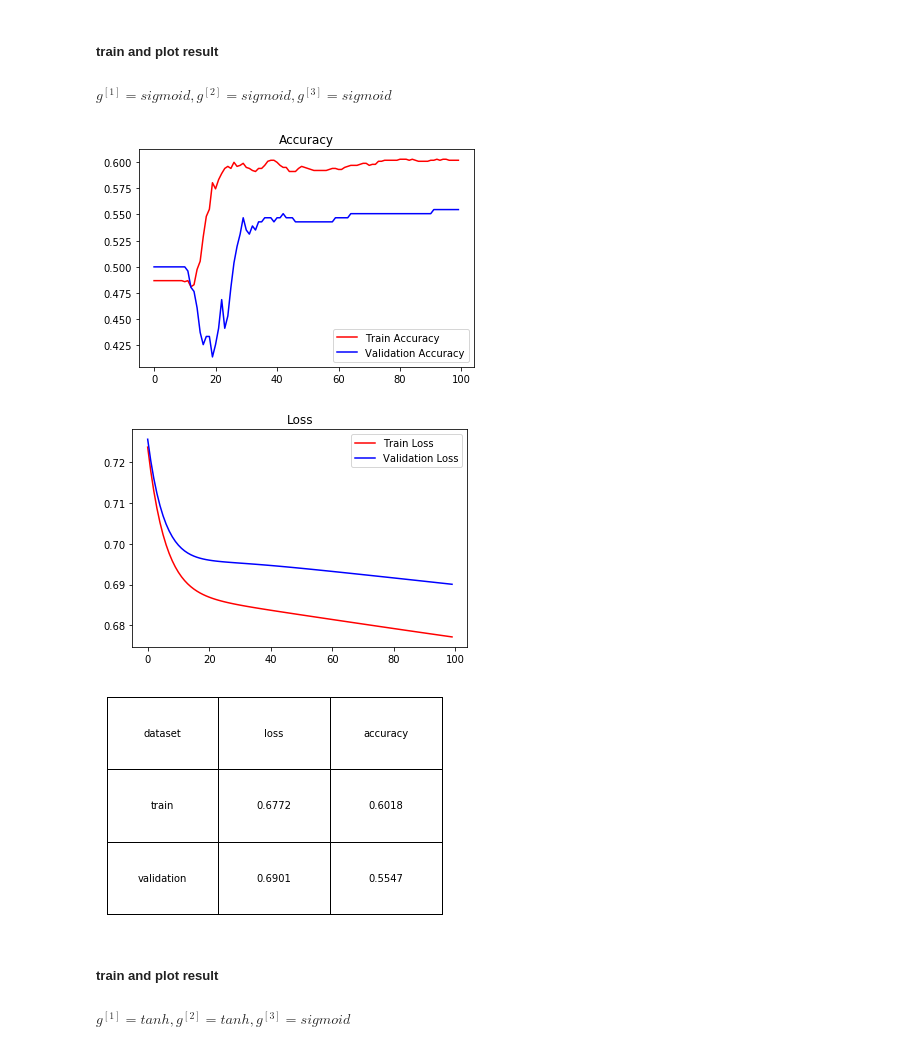
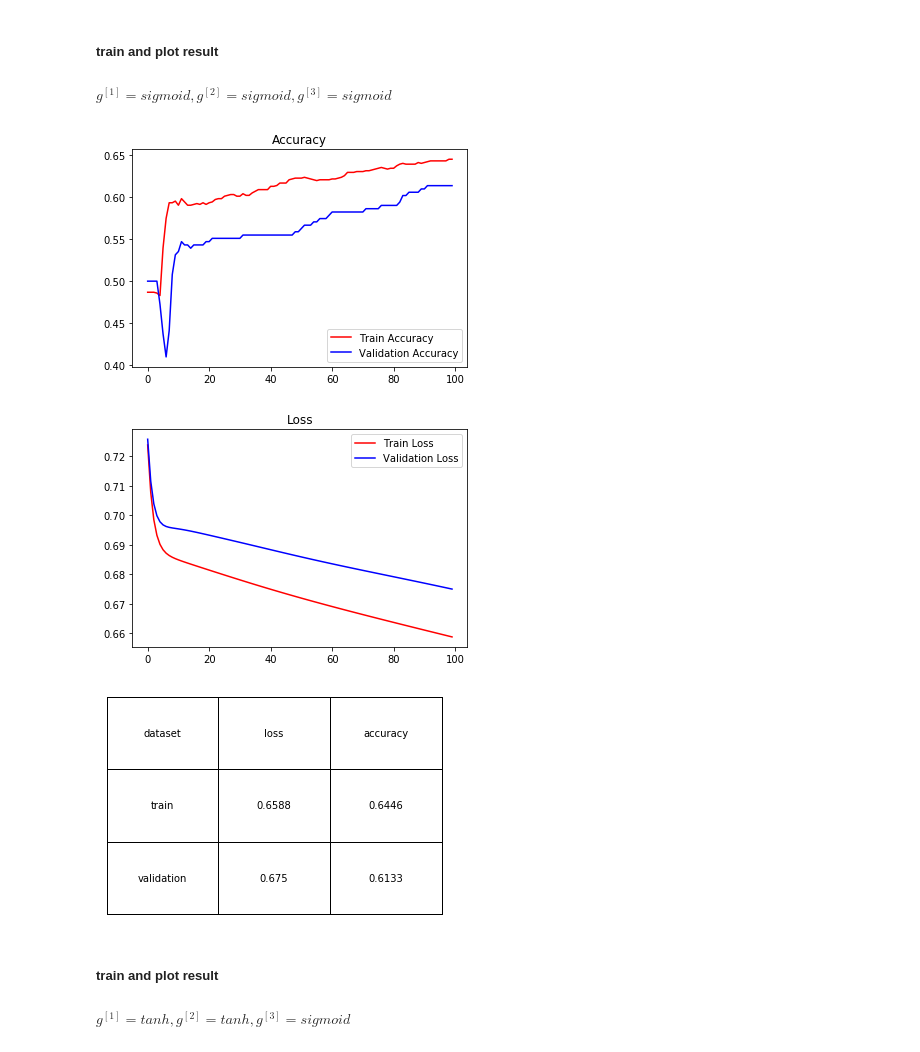
Before and after one commit to jm6534/MachineLearningProjectAssignment, a Jupyter notebook: Assignment04.ipynb, the cells around one changed output. Drawn from its saved outputs; the diff is of its cells as text; code cells hidden in the pictures.

```diff
--- a/Assignment04.ipynb
+++ b/Assignment04.ipynb
@@ -92,12 +92,13 @@ def init_layers(nn_architecture, seed = 99):
     return params_values
 # %%
 ALPHA = 0.01
+EPSILON = 0.00001
 
 def sigmoid(Z):
     return 1/(1+np.exp(-Z))
 
 def relu(Z):
-    return np.maximum(0,Z)
+    return np.maximum(EPSILON,Z)
 
 def tanh(Z):
     return np.tanh(Z)
@@ -111,7 +112,7 @@ def sigmoid_backward(dA, Z):
 
 def relu_backward(dA, Z):
     dZ = np.array(dA, copy = True)
-    dZ[Z <= 0] = 0;
+    dZ[Z <= EPSILON] = EPSILON;
     return dZ;
 
 def tanh_backward(dA, Z):
@@ -120,7 +121,8 @@ def tanh_backward(dA, Z):
 
 def lrelu_backward(dA, Z):
     dZ = np.array(dA, copy = True)
-    dZ[Z <= (ALPHA * Z)] = ALPHA * Z
+    tmp = ALPHA * Z
+    dZ[Z <= EPSILON] = EPSILON
     return dZ
 # %%
 def single_layer_forward_propagation(A_prev, W_curr, b_curr, activation="relu"):
@@ -284,14 +286,14 @@ def change_activation(nn_architecture, activations):
 ##### train and plot result
 ##### $ g^{[1]} = sigmoid, g^{[2]} = sigmoid, g^{[3]} = sigmoid $
 # %%
-LR = 0.01
+LR = 0.03
 EPOCH = 100
 change_activation(nn_architecture, ['sigmoid', 'sigmoid', 'sigmoid'])
 params, loss_history, acc_history, vloss_history, vacc_history = train(train_data, train_label, validation_data, validation_label, nn_architecture, EPOCH, LR)
 print_history_graph(loss_history, acc_history, vloss_history, vacc_history)
 # %% [output]
-[figure, old version]
+[figure, new version]
-[figure, old version]
+[figure, new version]
 [figure]
 # %% [markdown]
 ##### train and plot result
```
Also changed, not shown: parts of 3 cells of this notebook.
